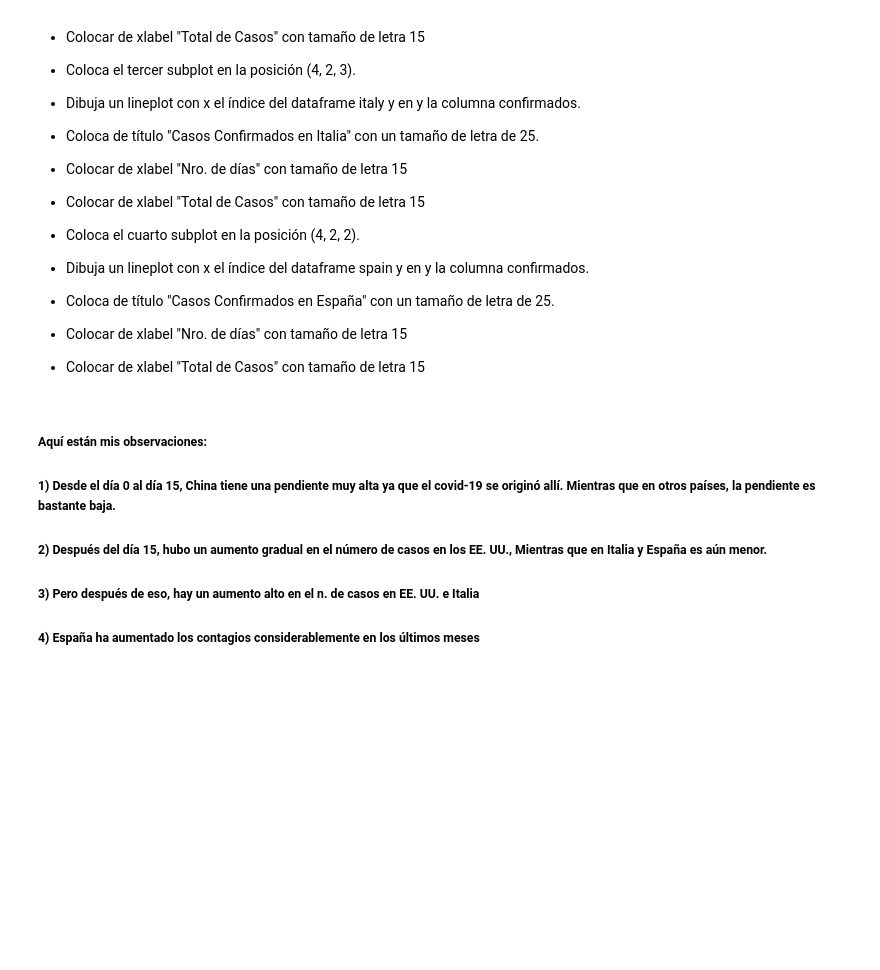
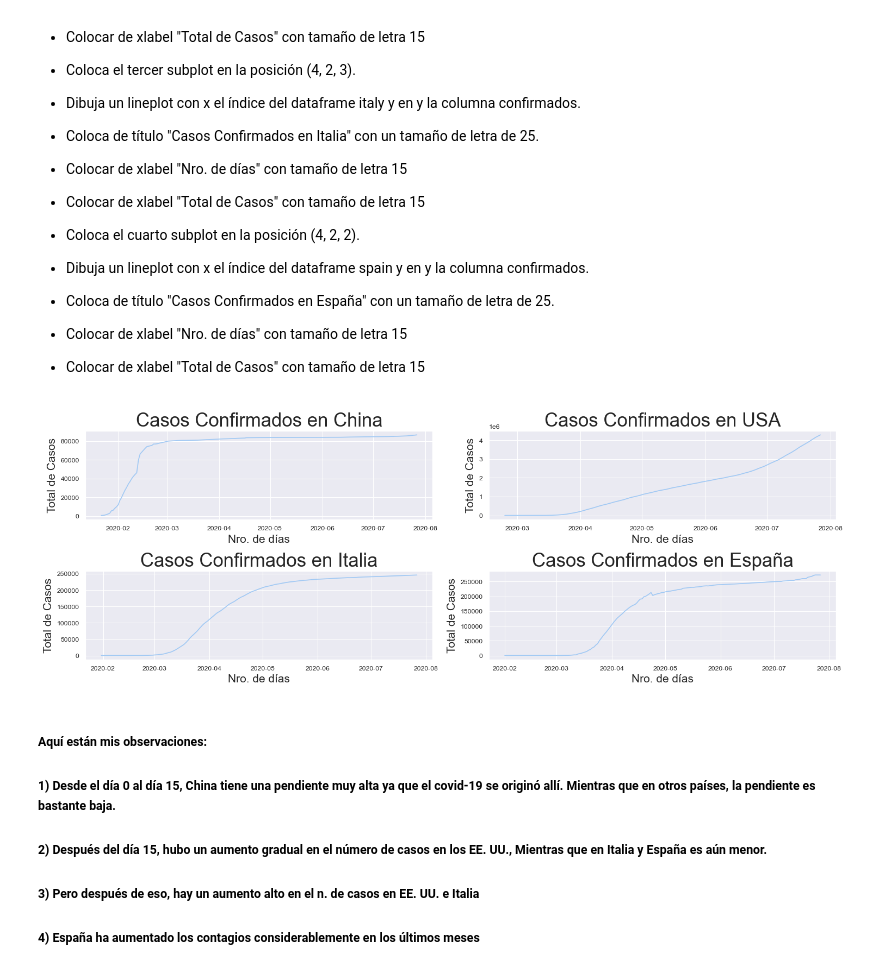
Before and after one commit to davip99/Proyecto-Luca, a Jupyter notebook: P3/Proyecto_Final_Seccion_3.ipynb, the cells around one changed output. Cells and saved outputs as stored; diff of their text form; code cells hidden in the pictures; blank space fills up the shorter version.

```diff
--- a/P3/Proyecto_Final_Seccion_3.ipynb
+++ b/P3/Proyecto_Final_Seccion_3.ipynb
@@ -377,6 +482,6 @@ El análisis y las visualizaciones de los casos de covid en cada país comenzar
 ##### El primer caso de China registrado en este conjunto de datos es el 22 de enero de 2020. Así que considerámoslo como el día 1 y realicemos los cambios necesarios en el conjunto de datos.
 # %%
 china =  df[df.pais == 'China']
-china = china.groupby(by = 'fecha')['recuperados', 'fallecidos', 'confirmados', 'activos'].sum().reset_index()
+china = china.groupby(by = 'fecha')[['recuperados', 'fallecidos', 'confirmados', 'Active']].sum().reset_index()
 china.head()
 # %% [output]
@@ -385,6 +495,6 @@ ValueError: Cannot subset columns with a tuple with more than one element. Use a
 ##### El primer caso registrado en EE. UU. Es el 24 de febrero de 2020. Considérelo el día 1 y hagamos los cambios necesarios en el conjunto de datos.
 # %%
 us =  df[df.pais == 'US']
-us = us.groupby(by = 'fecha')['recuperados', 'fallecidos', 'confirmados', 'activos'].sum().reset_index()
+us = us.groupby(by = 'fecha')[['recuperados', 'fallecidos', 'confirmados', 'Active']].sum().reset_index()
 us = us.iloc[33:].reset_index().drop('index', axis = 1)
 us.head()
@@ -391,5 +508,5 @@ us.head()
 # %%
 italy =  df[df.pais == 'Italy']
-italy = italy.groupby(by = 'fecha')['recuperados', 'fallecidos', 'confirmados', 'activos'].sum().reset_index()
+italy = italy.groupby(by = 'fecha')[['recuperados', 'fallecidos', 'confirmados', 'Active']].sum().reset_index()
 italy = italy.iloc[9:].reset_index().drop('index', axis = 1)
 italy.head()
@@ -396,5 +520,5 @@ italy.head()
 # %%
 spain =  df[df.pais == 'Spain']
-spain = spain.groupby(by = 'fecha')['recuperados', 'fallecidos', 'confirmados', 'activos'].sum().reset_index()
+spain = spain.groupby(by = 'fecha')[['recuperados', 'fallecidos', 'confirmados', 'Active']].sum().reset_index()
 spain = spain.iloc[10:].reset_index().drop('index', axis = 1)
 spain.head()
@@ -428,6 +559,37 @@ spain.head()
 * Coloca de título "Casos Confirmados en España" con un tamaño de letra de 25.
 * Colocar de xlabel "Nro. de días" con tamaño de letra 15
 * Colocar de xlabel "Total de Casos" con tamaño de letra 15
+# %%
+plt.figure(figsize=(15,10))
+
+plt.subplot(4, 2, 1)
+sns.lineplot(x="fecha", y="confirmados", data=china)
+plt.title('Casos Confirmados en China', fontsize=25)
+plt.xlabel("Nro. de días", fontsize=15)
+plt.ylabel("Total de Casos", fontsize=15)
+
+plt.subplot(4, 2, 2)
+sns.lineplot(x="fecha", y="confirmados", data=us)
+plt.title('Casos Confirmados en USA', fontsize=25)
+plt.xlabel("Nro. de días", fontsize=15)
+plt.ylabel("Total de Casos", fontsize=15)
+
+plt.subplot(4, 2, 3)
+sns.lineplot(x="fecha", y="confirmados", data=italy)
+plt.title('Casos Confirmados en Italia', fontsize=25)
+plt.xlabel("Nro. de días", fontsize=15)
+plt.ylabel("Total de Casos", fontsize=15)
+
+plt.subplot(4, 2, 4)
+sns.lineplot(x="fecha", y="confirmados", data=spain)
+plt.title('Casos Confirmados en España', fontsize=25)
+plt.xlabel("Nro. de días", fontsize=15)
+plt.ylabel("Total de Casos", fontsize=15)
+
+plt.tight_layout()
+plt.show()
+# %% [output]
+[figure, added]
 # %% [markdown]
 
 ##### Aquí están mis observaciones:
```
Also changed, not shown: parts of 12 cells of this notebook.
